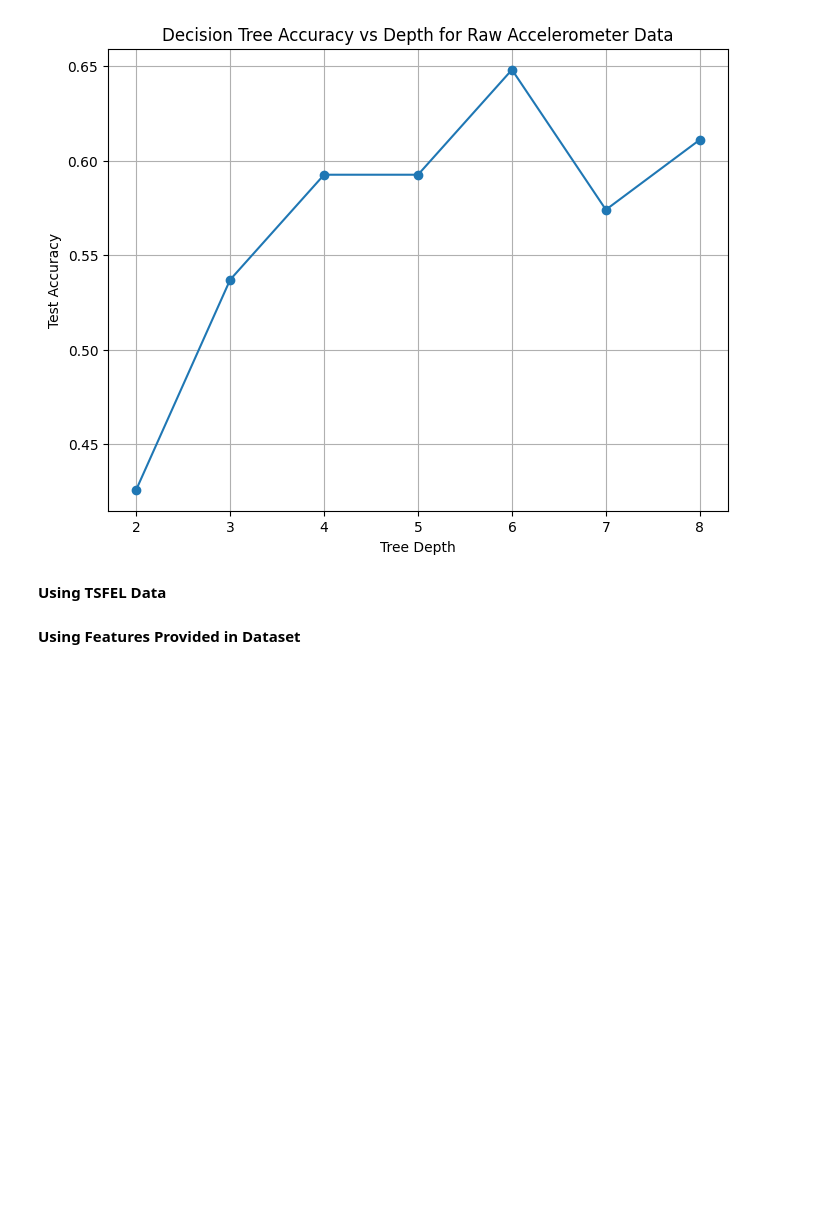
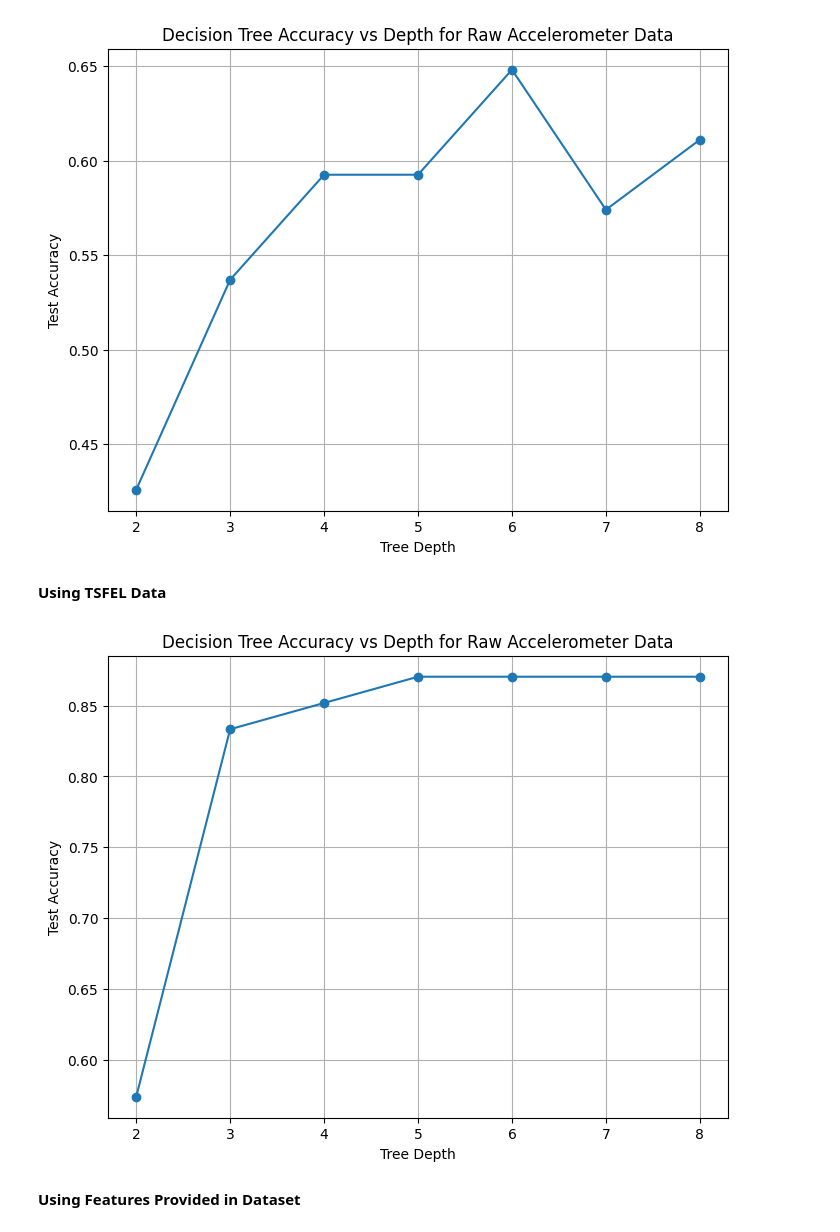
Before and after one commit to Tanushka-Sonde/ES335-assignment-1, a Jupyter notebook: HAR/DecisionTreesForHAR.ipynb, the cells around one changed output. Saved outputs shown, nothing was run; the diff lists cells and outputs as text; code cells hidden in the pictures; blank space fills up the shorter version.

Commit message:
final task 2 tsfel

```diff
--- a/HAR/DecisionTreesForHAR.ipynb
+++ b/HAR/DecisionTreesForHAR.ipynb
@@ -283,6 +283,27 @@ plt.show()
 [figure]
 # %% [markdown]
 **Using TSFEL Data**
+# %%
+accuracies = []
+
+# Train decision trees for varying depths and record accuracies
+for depth in range(2,9):
+    model = DecisionTreeClassifier(max_depth=depth, random_state=42)
+    model.fit(X_train_tsfel, y_train_tsfel)
+    y_pred_t = model.predict(X_test_tsfel)
+    acc = accuracy_score(y_test_tsfel, y_pred_t)
+    accuracies.append(acc)
+
+# Plot test accuracy vs depth
+plt.figure(figsize=(8,6))
+plt.plot(range(2,9), accuracies, marker="o")
+plt.title("Decision Tree Accuracy vs Depth for Raw Accelerometer Data")
+plt.xlabel("Tree Depth")
+plt.ylabel("Test Accuracy")
+plt.grid(True)
+plt.show()
+# %% [output]
+[figure, added]
 # %% [markdown]
 **Using Features Provided in Dataset**
 # %%
```
